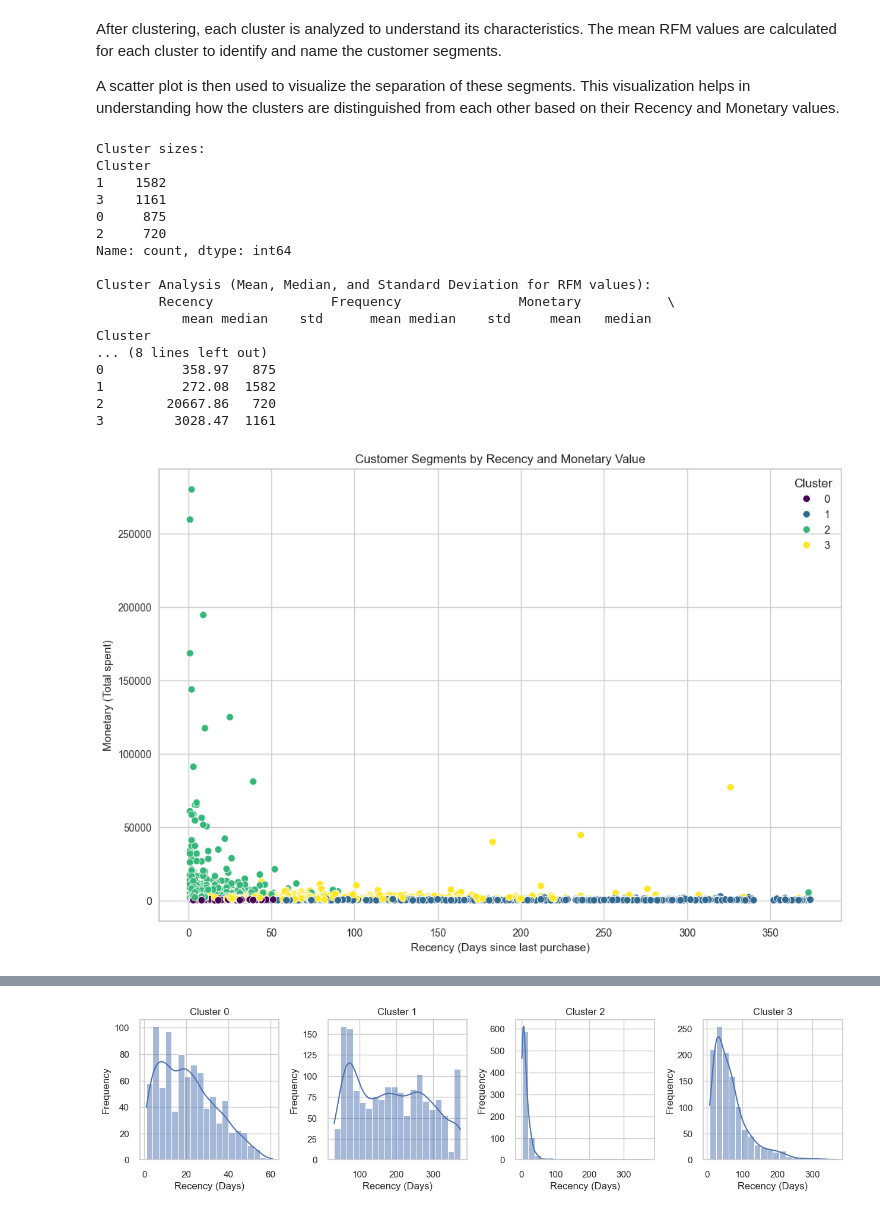
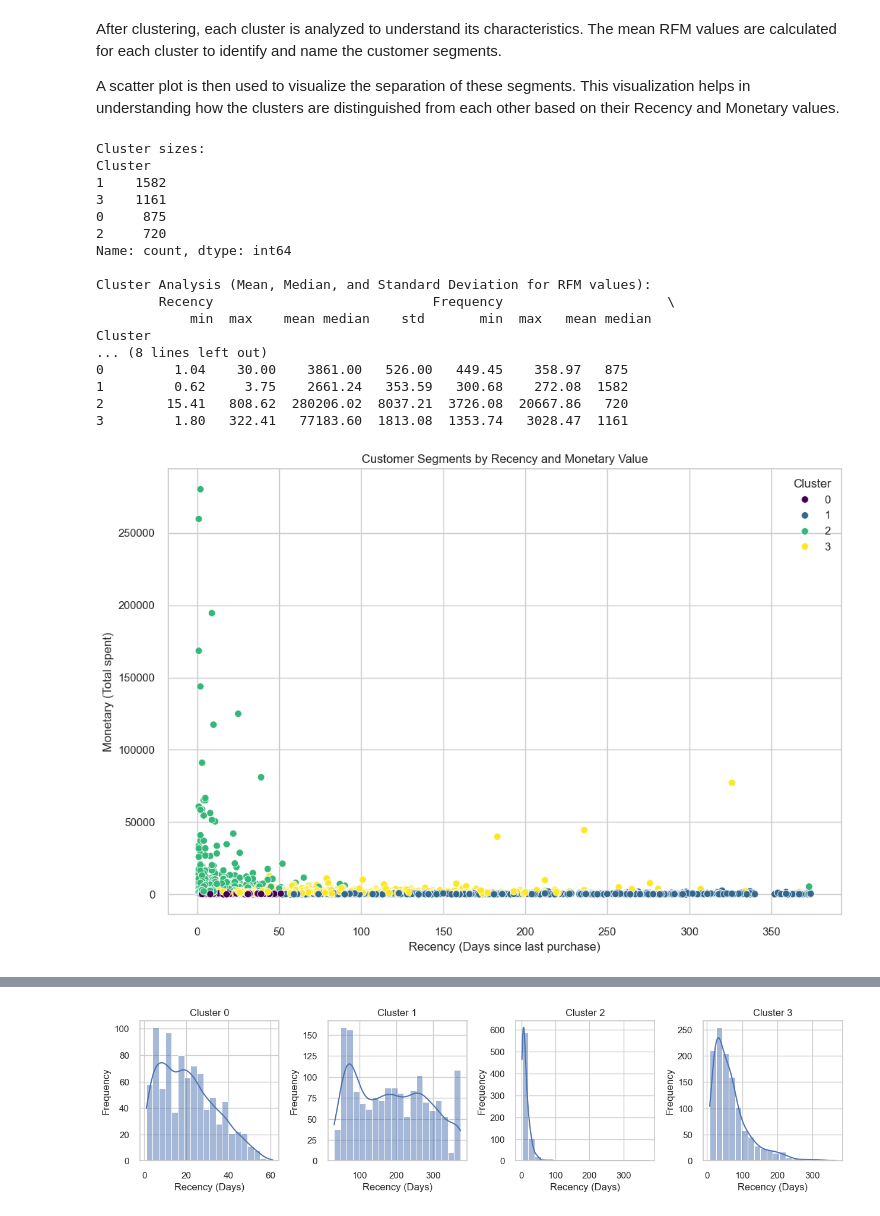
Before and after one commit to Arpmee027/Customer_Segmentation_using_K-means_Clustering, a Jupyter notebook: Customer Segementation for online retail using K-means Algorithm.ipynb, the cells around one changed output, grey strips where cells are left out. Saved outputs shown, nothing was run; the diff lists cells and outputs as text; code cells hidden in the pictures.

```diff
--- a/Customer Segementation for online retail using K-means Algorithm.ipynb
+++ b/Customer Segementation for online retail using K-means Algorithm.ipynb
@@ -237,39 +237,39 @@ A scatter plot is then used to visualize the separation of these segments. This
 # %%
 print(f"Cluster sizes:\n{rfm_df['Cluster'].value_counts()}")
 cluster_analysis = rfm_df.groupby('Cluster').agg({
-    'Recency': ['mean', 'median', 'std'],
-    'Frequency': ['mean', 'median', 'std'],
-    'Monetary': ['mean', 'median', 'std', 'count']
+    'Recency': ['min', 'max', 'mean', 'median', 'std'],
+    'Frequency': ['min', 'max', 'mean', 'median', 'std'],
+    'Monetary': ['min', 'max', 'mean', 'median', 'std', 'count']
 }).round(2)
 print("\nCluster Analysis (Mean, Median, and Standard Deviation for RFM values):")
 print(cluster_analysis)
 
 plt.figure(figsize=(12, 8))
 sns.scatterplot(data=rfm_df, x='Recency', y='Monetary', hue='Cluster', palette='viridis', s=50)
 plt.title('Customer Segments by Recency and Monetary Value')
 plt.xlabel('Recency (Days since last purchase)')
 plt.ylabel('Monetary (Total spent)')
 plt.grid(True)
 plt.show()
 # %% [output]
 Cluster sizes:
 Cluster
 1    1582
 3    1161
 0     875
 2     720
 Name: count, dtype: int64
 
 Cluster Analysis (Mean, Median, and Standard Deviation for RFM values):
-        Recency               Frequency               Monetary           \
-           mean median    std      mean median    std     mean   median
+        Recency                            Frequency                     \
+            min  max    mean median    std       min  max   mean median
 Cluster
 ... (8 lines left out)
-0          358.97   875
-1          272.08  1582
-2        20667.86   720
-3         3028.47  1161
+0         1.04    30.00    3861.00   526.00   449.45    358.97   875
+1         0.62     3.75    2661.24   353.59   300.68    272.08  1582
+2        15.41   808.62  280206.02  8037.21  3726.08  20667.86   720
+3         1.80   322.41   77183.60  1813.08  1353.74   3028.47  1161
-[figure, old version]
+[figure, new version]
 # %%
 # Number of clusters
 num_clusters = 4
```
Also changed, not shown: parts of 4 cells of this notebook.
